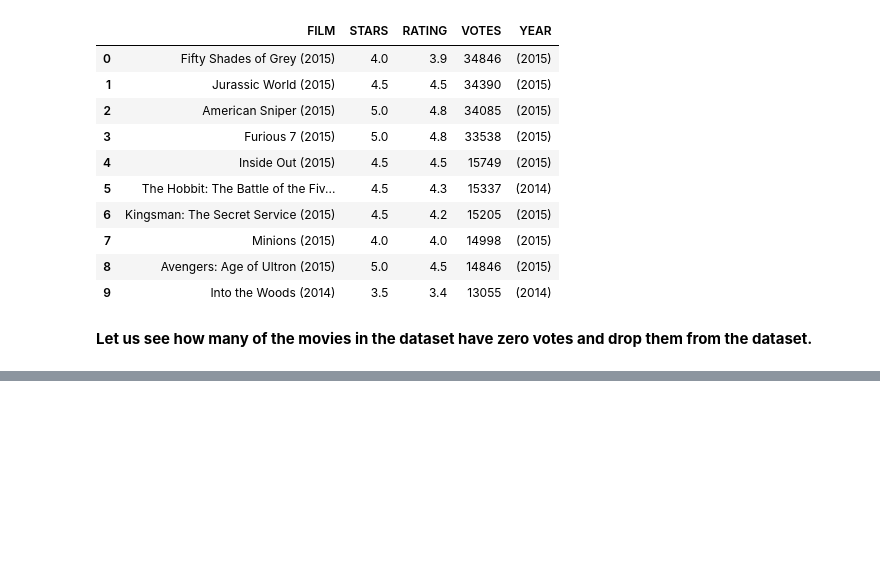
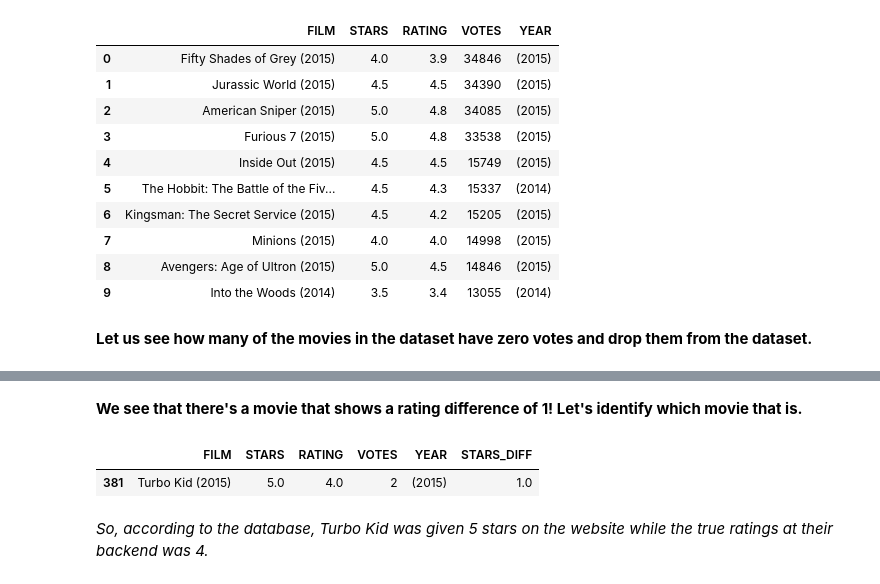
Before and after one commit to shineali1/movie-ratings-repo, a Jupyter notebook: Data Visualization - Fandango Movie Ratings.ipynb, the cells around one changed output, grey strips where cells are left out. Cells and saved outputs as stored; diff of their text form; code cells hidden in the pictures; blank space fills up the shorter version.

```diff
--- a/Data Visualization - Fandango Movie Ratings.ipynb
+++ b/Data Visualization - Fandango Movie Ratings.ipynb
@@ -156,0 +197,9 @@ reviewed_films = fandango[(fandango['VOTES']>0)]
+# %% [markdown]
+**We see that there's a movie that shows a rating difference of 1! Let's identify which movie that is.**
+# %%
+reviewed_films[(reviewed_films['STARS_DIFF']==1)]
+# %% [output]
+|  | FILM | STARS | RATING | VOTES | YEAR | STARS_DIFF |
+| 381 | Turbo Kid (2015) | 5.0 | 4.0 | 2 | (2015) | 1.0 |
+# %% [markdown]
+*So, according to the database, Turbo Kid was given 5 stars on the website while the true ratings at their backend was 4.*
```
Also changed, not shown: parts of 6 cells of this notebook.
